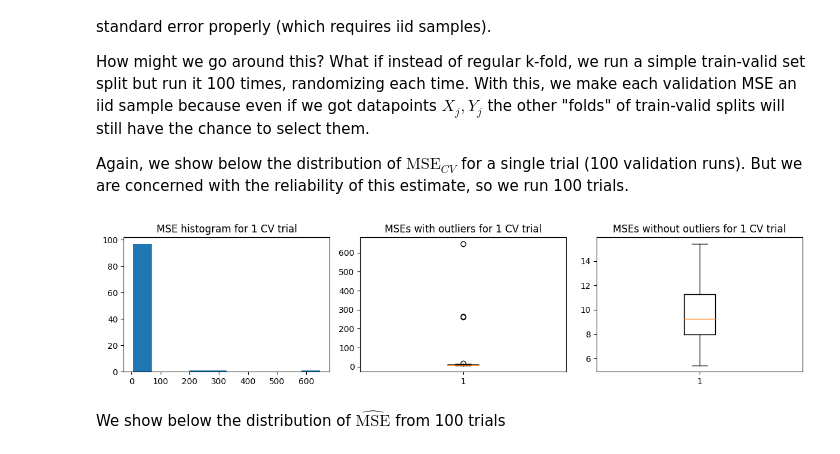
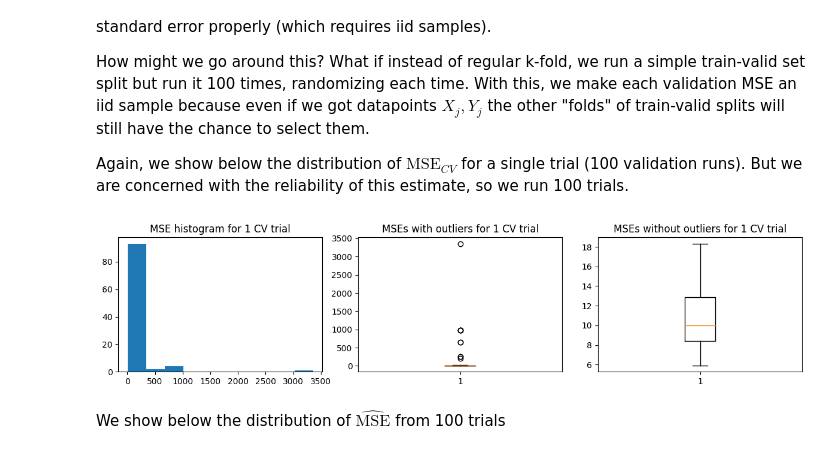
Before and after one commit to PrinceJavier/princejavier.github.io, a Jupyter notebook: _sources/supervised_learning/k_fold_cv.ipynb, the cells around one changed output. Saved outputs shown, nothing was run; the diff lists cells and outputs as text; code cells hidden in the pictures.

```diff
--- a/_sources/supervised_learning/k_fold_cv.ipynb
+++ b/_sources/supervised_learning/k_fold_cv.ipynb
@@ -87,7 +91,8 @@ def gen_train_test(N, N_train):
 # %%
 N = 1000000
 N_train = 10000
-X_train, X_test, Y_train, Y_test = gen_train_test(N, N_train)
+kwargs = dict(n=N, n_predictors=5, p_leverage=0.0001, mult_leverage=10, seed=42)
+X_train, X_test, Y_train, Y_test = gen_train_test(N, N_train, **kwargs)
 # %% [output]
 Coefficients:                 [ 0.49671415 -0.1382643   0.64768854  1.52302986 -0.23415337]
 len(X_train), len(X_test):    10000 990000
@@ -124,7 +129,7 @@ The chart below shows the highly skewed ${\text{MSE}_{CV}}$ values for one trial
 from sklearn import linear_model
 from sklearn.metrics import mean_squared_error, r2_score
 
-def run_kfold_trials(k_folds, k_trials):
+def run_kfold_trials(k_folds, trials, X_train, Y_train):
 
     k_folds_idx = np.array(np.split(np.arange(len(X_train)), k_folds))
     mse_means = []
@@ -198,7 +203,7 @@ We define 100 k-folds and 100 trials (100-fold each).
 # do standard k-fold cross validation
 k_folds = 100
 trials = 100
-mse_means, mse_stds = run_kfold_trials(k_folds, trials)
+mse_means, mse_stds = run_kfold_trials(k_folds, trials, X_train, Y_train)
 # %% [output]
 [figure]
 # %% [markdown]
@@ -258,7 +263,7 @@ How might we go around this? What if instead of regular k-fold, we run a simple
 
 Again, we show below the distribution of $\text{MSE}_{CV}$ for a single trial (100 validation runs). But we are concerned with the reliability of this estimate, so we run 100 trials.
 # %%
-def run_kfold2_trials(k_folds, trials):
+def run_kfold2_trials(k_folds, trials, X_train, Y_train):
     mse_means = []
     mse_stds = []
 
@@ -322,10 +327,10 @@ def run_kfold2_trials(k_folds, trials):
 # %%
 # do standard k-fold cross validation
 k_folds = 100
 trials = 100
-mse_means, mse_stds = run_kfold2_trials(k_folds, trials)
+mse_means, mse_stds = run_kfold2_trials(k_folds, trials, X_train, Y_train)
 # %% [output]
-[figure, old version]
+[figure, new version]
 # %% [markdown]
 We show below the distribution of $\hat{\text{MSE}}$ from 100 trials
 # %%
```
Also changed, not shown: parts of 13 cells of this notebook, 7 other files.
